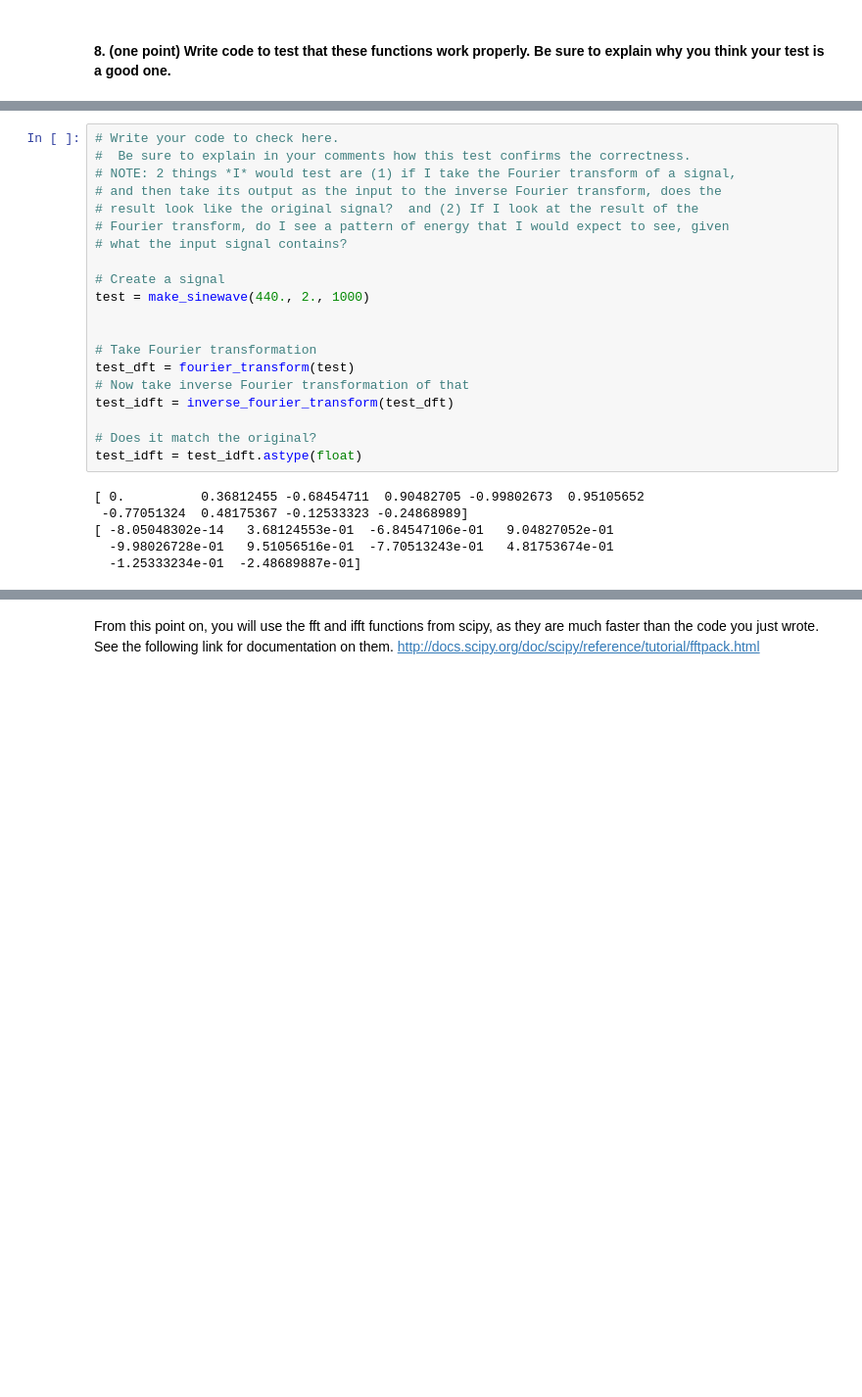
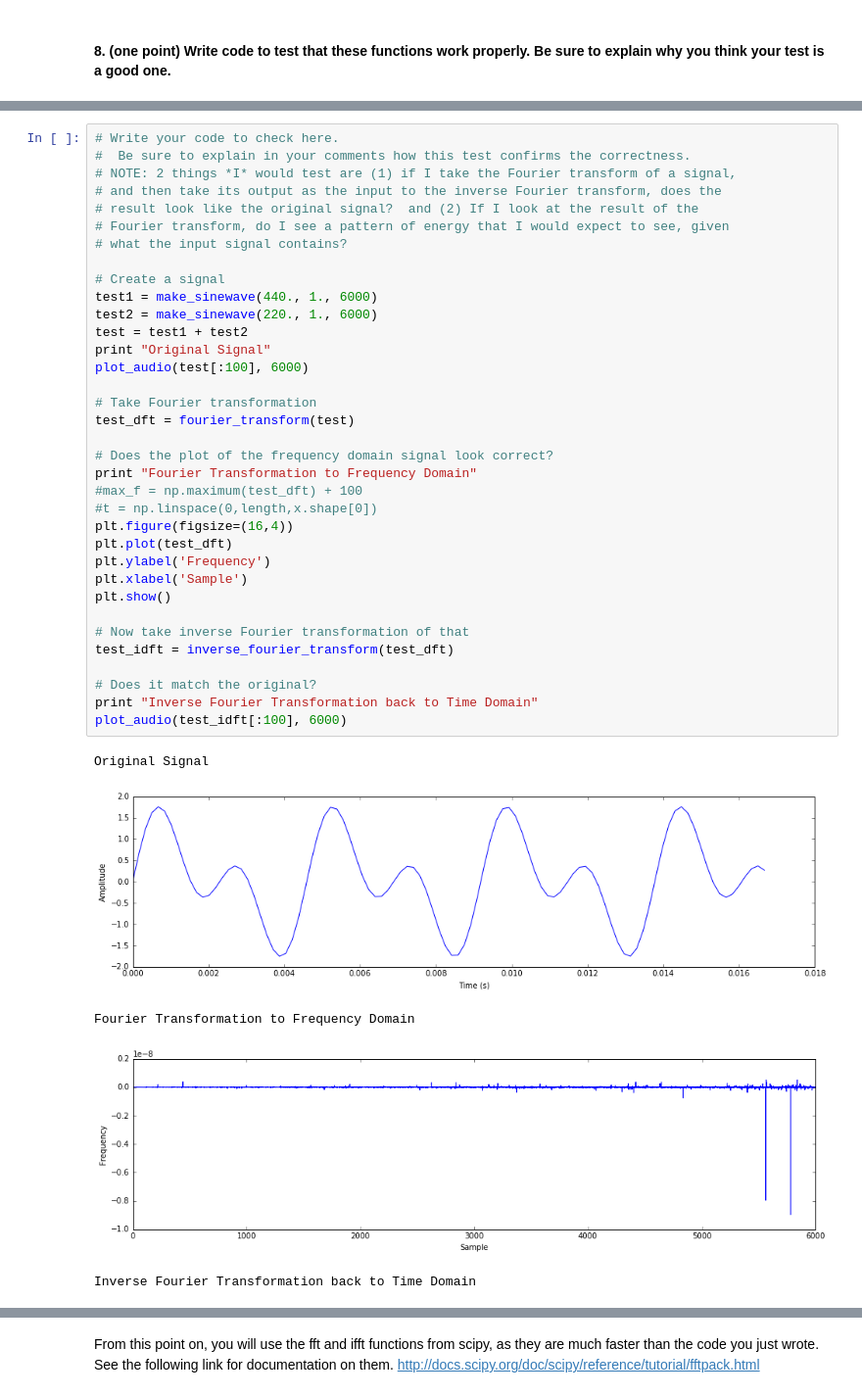
Before and after one commit to hannah-rose/musical_machines, a Jupyter notebook: HW1/HW1.ipynb, the cells around one changed output, grey strips where cells are left out. Shown at 98% size. Saved outputs shown, nothing was run; the diff lists cells and outputs as text; blank space fills up the shorter version.

```diff
--- a/HW1/HW1.ipynb
+++ b/HW1/HW1.ipynb
@@ -252,26 +254,41 @@ your expanation of why this test is good goes here
 # %%
 # Write your code to check here.
 #  Be sure to explain in your comments how this test confirms the correctness.
 # NOTE: 2 things *I* would test are (1) if I take the Fourier transform of a signal,
 # and then take its output as the input to the inverse Fourier transform, does the
 # result look like the original signal?  and (2) If I look at the result of the
 # Fourier transform, do I see a pattern of energy that I would expect to see, given
 # what the input signal contains?
 
 # Create a signal
-test = make_sinewave(440., 2., 1000)
-
+test1 = make_sinewave(440., 1., 6000)
+test2 = make_sinewave(220., 1., 6000)
+test = test1 + test2
+print "Original Signal"
+plot_audio(test[:100], 6000)
 
 # Take Fourier transformation
 test_dft = fourier_transform(test)
+
+# Does the plot of the frequency domain signal look correct?
+print "Fourier Transformation to Frequency Domain"
+#max_f = np.maximum(test_dft) + 100
+#t = np.linspace(0,length,x.shape[0])
+plt.figure(figsize=(16,4))
+plt.plot(test_dft)
+plt.ylabel('Frequency')
+plt.xlabel('Sample')
+plt.show()
+
 # Now take inverse Fourier transformation of that
 test_idft = inverse_fourier_transform(test_dft)
 
 # Does it match the original?
-test_idft = test_idft.astype(float)
+print "Inverse Fourier Transformation back to Time Domain"
+plot_audio(test_idft[:100], 6000)
 # %% [output]
-[ 0.          0.36812455 -0.68454711  0.90482705 -0.99802673  0.95105652
- -0.77051324  0.48175367 -0.12533323 -0.24868989]
-[ -8.05048302e-14   3.68124553e-01  -6.84547106e-01   9.04827052e-01
-  -9.98026728e-01   9.51056516e-01  -7.70513243e-01   4.81753674e-01
-  -1.25333234e-01  -2.48689887e-01]
+Original Signal
+[figure, added]
+Fourier Transformation to Frequency Domain
+[figure, added]
+Inverse Fourier Transformation back to Time Domain
```
Also changed, not shown: parts of 6 cells of this notebook.
